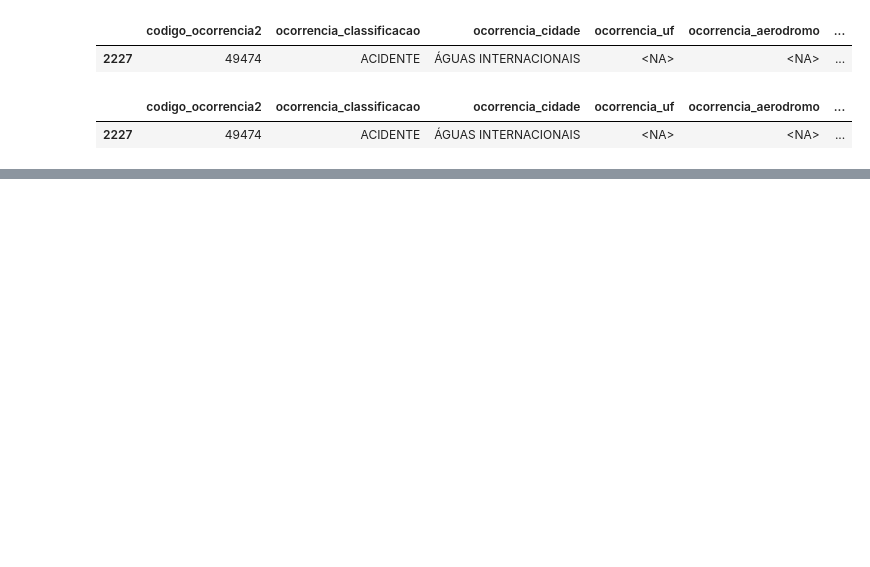
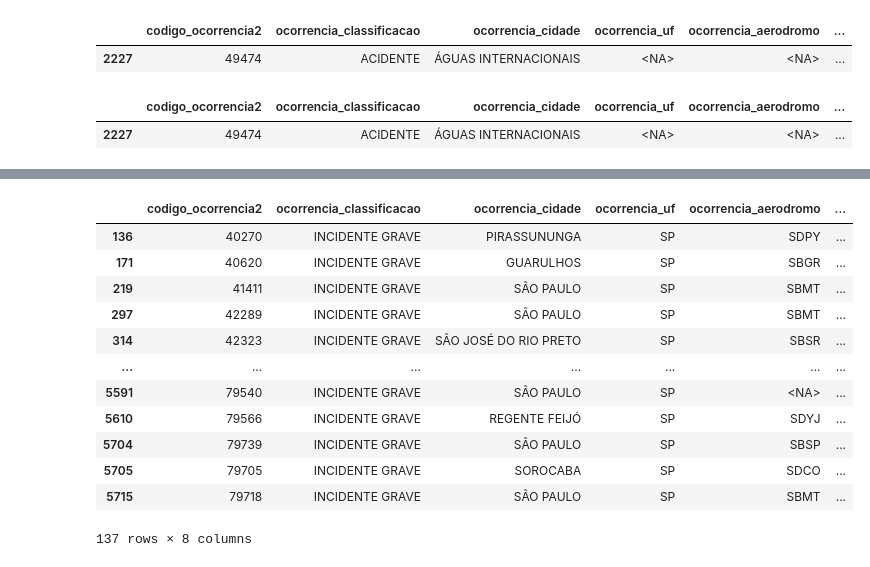
Before and after one commit to jr1os/etl-python, a Jupyter notebook: occurrences_air_crash_brazil.ipynb, the cells around one changed output, grey strips where cells are left out. Cells and saved outputs as stored; diff of their text form; code cells hidden in the pictures; blank space fills up the shorter version.

```diff
--- a/occurrences_air_crash_brazil.ipynb
+++ b/occurrences_air_crash_brazil.ipynb
@@ -337,0 +416,18 @@ dtype: int64
+# %%
+i_filter1 = df.ocorrencia_classificacao == 'INCIDENTE GRAVE'
+i_filter2 = df.ocorrencia_uf == 'SP'
+df.loc[i_filter1 & i_filter2]
+# %% [output]
+|  | codigo_ocorrencia2 | ocorrencia_classificacao | ocorrencia_cidade | ocorrencia_uf | ocorrencia_aerodromo | ... |
+| 136 | 40270 | INCIDENTE GRAVE | PIRASSUNUNGA | SP | SDPY | ... |
+| 171 | 40620 | INCIDENTE GRAVE | GUARULHOS | SP | SBGR | ... |
+| 219 | 41411 | INCIDENTE GRAVE | SÃO PAULO | SP | SBMT | ... |
+| 297 | 42289 | INCIDENTE GRAVE | SÃO PAULO | SP | SBMT | ... |
+| 314 | 42323 | INCIDENTE GRAVE | SÃO JOSÉ DO RIO PRETO | SP | SBSR | ... |
+| ... | ... | ... | ... | ... | ... | ... |
+| 5591 | 79540 | INCIDENTE GRAVE | SÃO PAULO | SP | <NA> | ... |
+| 5610 | 79566 | INCIDENTE GRAVE | REGENTE FEIJÓ | SP | SDYJ | ... |
+| 5704 | 79739 | INCIDENTE GRAVE | SÃO PAULO | SP | SBSP | ... |
+| 5705 | 79705 | INCIDENTE GRAVE | SOROCABA | SP | SDCO | ... |
+| 5715 | 79718 | INCIDENTE GRAVE | SÃO PAULO | SP | SBMT | ... |
+137 rows × 8 columns
```
Also changed, not shown: parts of 24 cells of this notebook.
